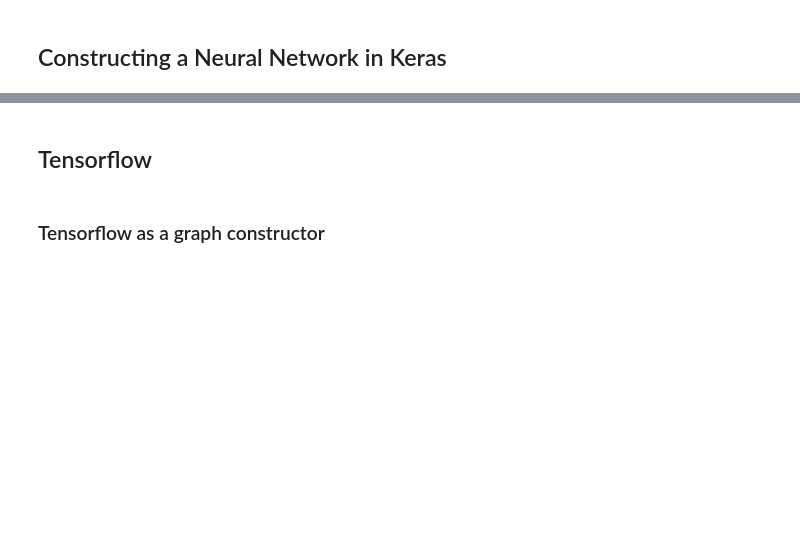
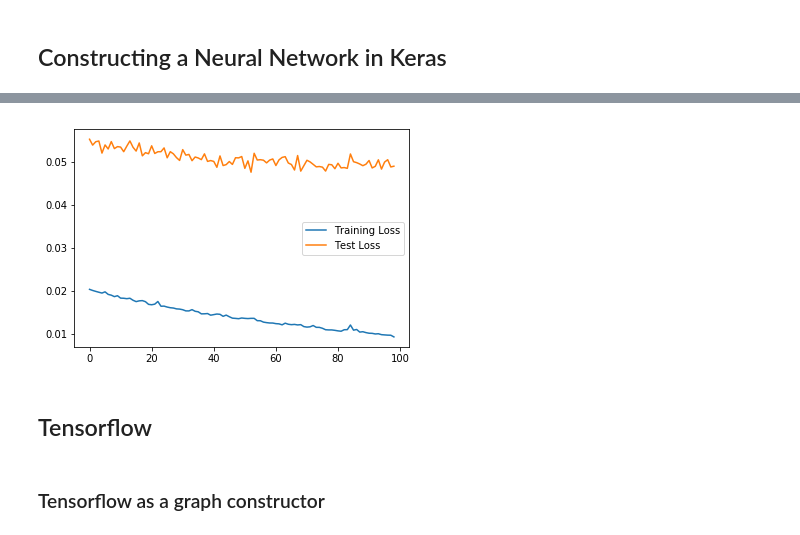
Before and after one commit to rokaandy/keras_tensorflow, a Jupyter notebook: keras_and_tensorflow.ipynb, the cells around one changed output, grey strips where cells are left out. Saved outputs shown, nothing was run; the diff lists cells and outputs as text; code cells hidden in the pictures; blank space fills up the shorter version.

```diff
--- a/keras_and_tensorflow.ipynb
+++ b/keras_and_tensorflow.ipynb
@@ -38,0 +46,7 @@ Breast cancer wisconsin (diagnostic) dataset
+# %%
+# Transforming our data
+
+X_train_s = ss.transform(X_train)
+X_test_s = ss.transform(X_test)
+
+X_train_s.shape
@@ -45,2 +75,22 @@ Breast cancer wisconsin (diagnostic) dataset
+# %%
+# Constructing and compiling our model
+#Create Model
+model = Sequential()
+
+#Create Input
+inputs = X_train.shape[1]
+
+
+hiddens = inputs
+
+#Add hidden nodes
+model.add(Dense(hiddens, input_dim=inputs, activation='relu'))
+model.add(Dense(1))
+adam = Adam()
+
+#Compile ** Re-Run compile statement if we are changing epochs number in next cell **
+model.compile(optimizer=adam, loss='mean_squared_error')
 # %%
 # Fitting our model
+
+model.fit(X_train_s, y_train, validation_data=(X_test_s, y_test), epochs=99)
@@ -47,2 +116,4 @@ Breast cancer wisconsin (diagnostic) dataset
 # %%
 # Storing that fit as a history log
+
+history_log = model.fit(X_train_s, y_train, validation_data=(X_test_s, y_test), epochs=99)
@@ -51,3 +138,14 @@ Breast cancer wisconsin (diagnostic) dataset
+# %%
+# Plotting our losses
+
+train_loss = history_log.history['loss']
+test_loss = history_log.history['val_loss']
+
+plt.plot(train_loss, label='Training Loss')
+plt.plot(test_loss, label='Test Loss')
+plt.legend();
+# %% [output]
+[figure, added]
 # %% [markdown]
 ## Tensorflow
 # %%
```
Also changed, not shown: parts of 18 cells of this notebook.
